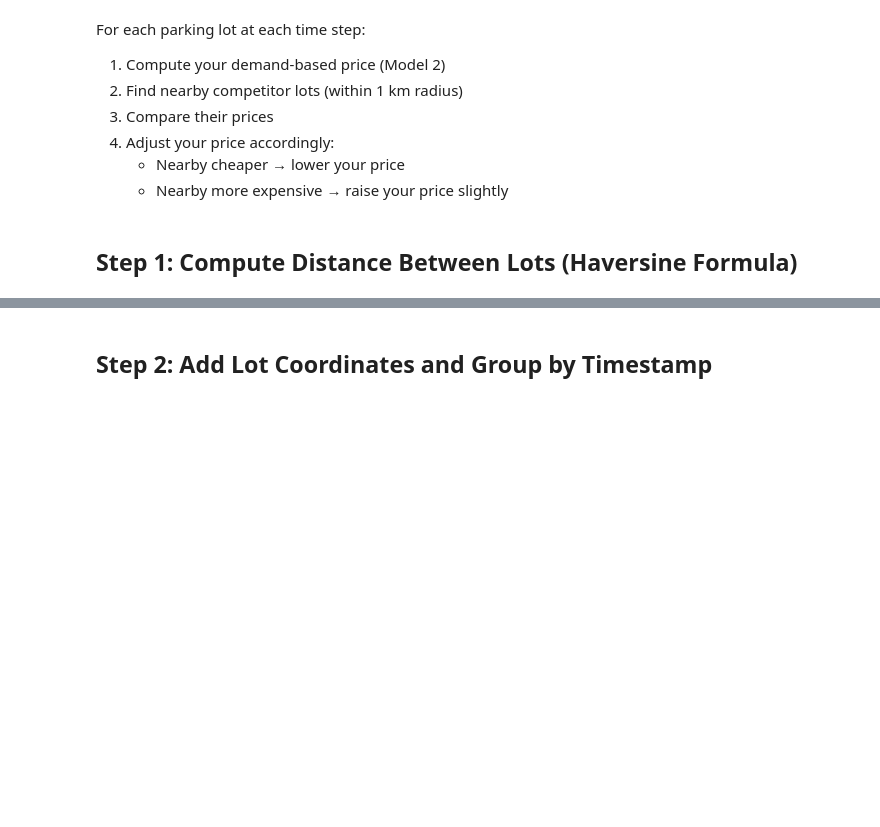
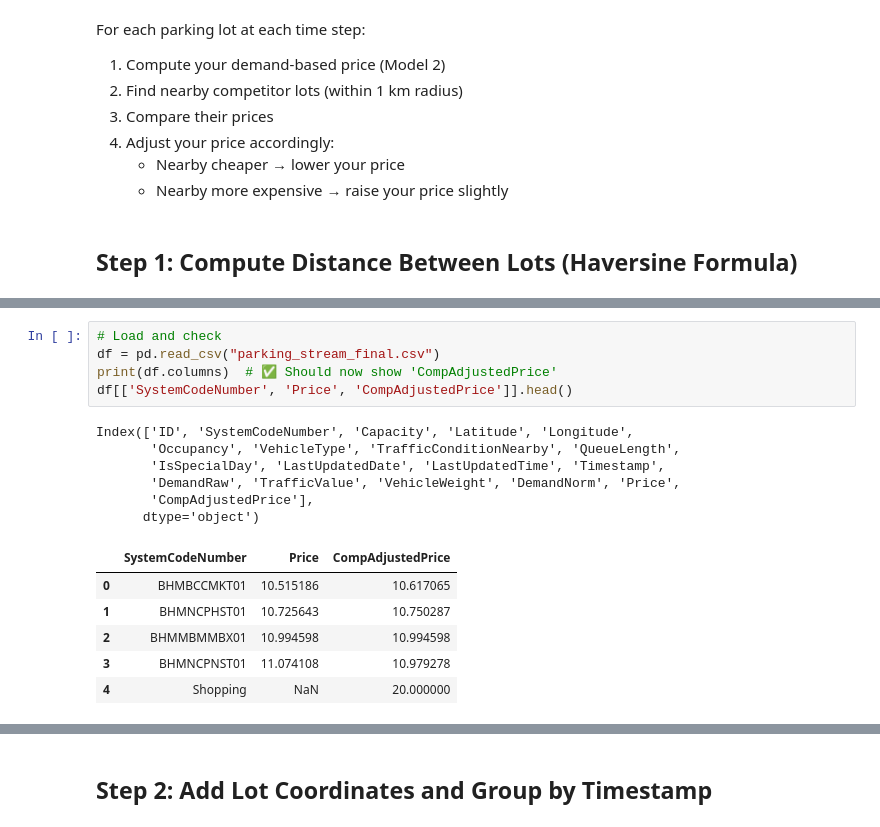
Before and after one commit to Bindu32/dynamic-pricing-parking, a Jupyter notebook: Capstone_Project.ipynb, the cells around one changed output, grey strips where cells are left out. Drawn from its saved outputs; the diff is of its cells as text; blank space fills up the shorter version.

```diff
--- a/Capstone_Project.ipynb
+++ b/Capstone_Project.ipynb
@@ -244,0 +348,18 @@ def haversine(lat1, lon1, lat2, lon2):
+# %%
+# Load and check
+df = pd.read_csv("parking_stream_final.csv")
+print(df.columns)  # ✅ Should now show 'CompAdjustedPrice'
+df[['SystemCodeNumber', 'Price', 'CompAdjustedPrice']].head()
+# %% [output]
+Index(['ID', 'SystemCodeNumber', 'Capacity', 'Latitude', 'Longitude',
+       'Occupancy', 'VehicleType', 'TrafficConditionNearby', 'QueueLength',
+       'IsSpecialDay', 'LastUpdatedDate', 'LastUpdatedTime', 'Timestamp',
+       'DemandRaw', 'TrafficValue', 'VehicleWeight', 'DemandNorm', 'Price',
+       'CompAdjustedPrice'],
+      dtype='object')
+|  | SystemCodeNumber | Price | CompAdjustedPrice |
+| 0 | BHMBCCMKT01 | 10.515186 | 10.617065 |
+| 1 | BHMNCPHST01 | 10.725643 | 10.750287 |
+| 2 | BHMMBMMBX01 | 10.994598 | 10.994598 |
+| 3 | BHMNCPNST01 | 11.074108 | 10.979278 |
+| 4 | Shopping | NaN | 20.000000 |
```
Also changed, not shown: parts of 17 cells of this notebook.
